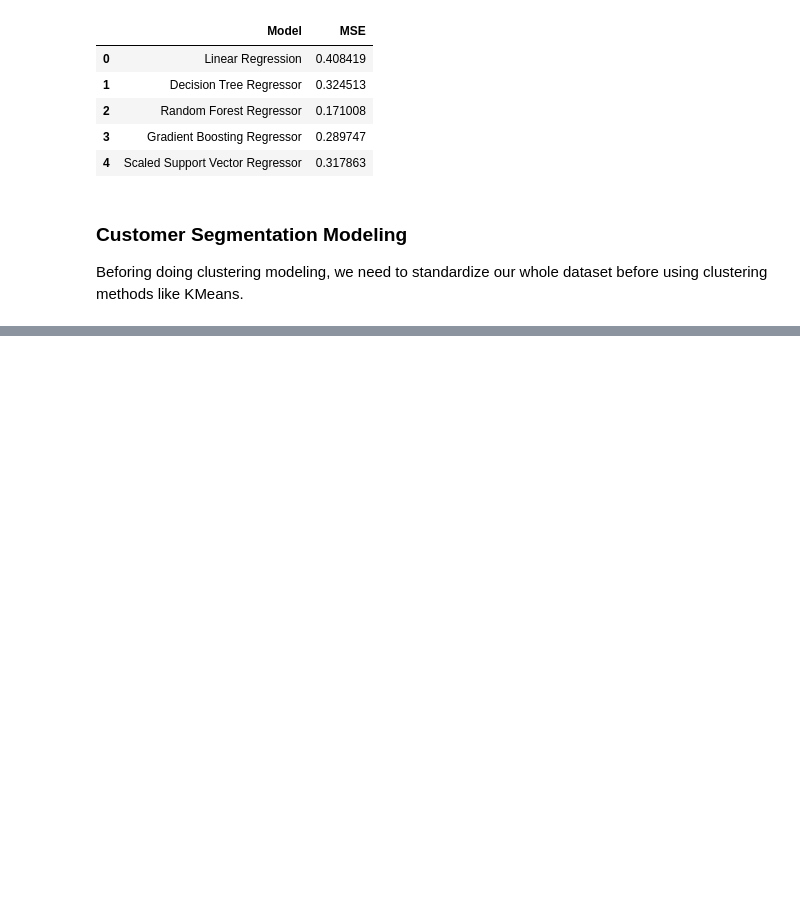
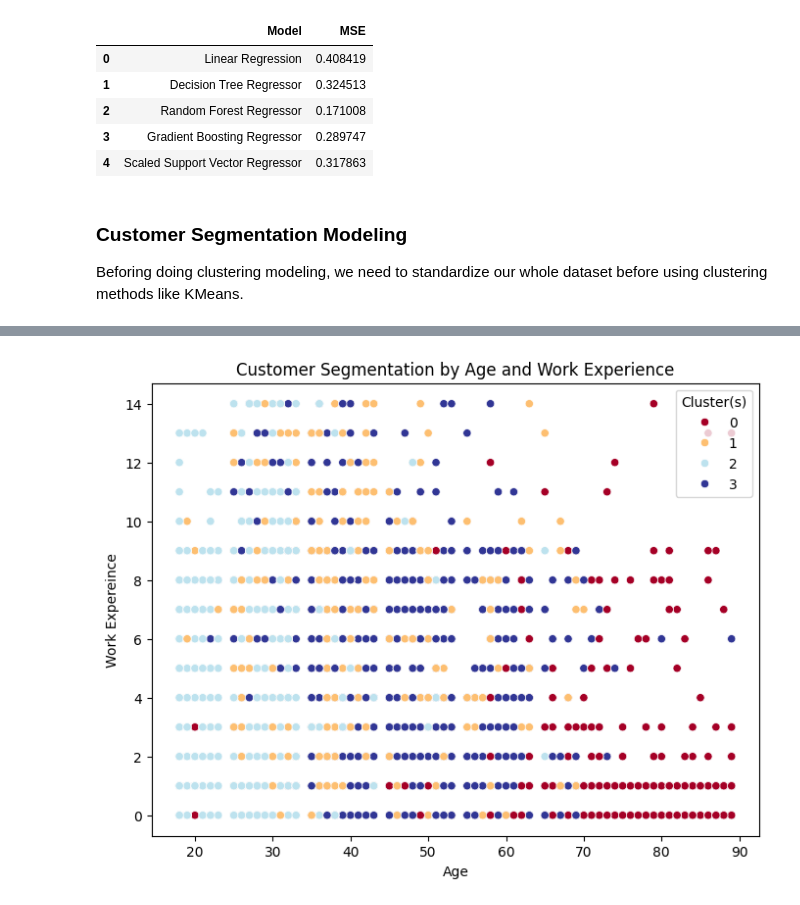
Before and after one commit to Jen-uis/Customer-Segmentation-Analysis, a Jupyter notebook: Project-Code.ipynb, the cells around one changed output, grey strips where cells are left out. Cells and saved outputs as stored; diff of their text form; code cells hidden in the pictures; blank space fills up the shorter version.

```diff
--- a/Project-Code.ipynb
+++ b/Project-Code.ipynb
@@ -529,0 +556,17 @@ Beforing doing clustering modeling, we need to standardize our whole dataset bef
+# %%
+# Apply K-Means with the optimal number of clsuter based on graph above
+kmeans = KMeans(
+    n_clusters = 4,
+    init = 'k-means++',
+    max_iter = 300,
+    n_init = 10,
+    random_state = 208
+)
+clusters = kmeans.fit_predict(scaled_train_data)
+
+# Add labels to the `numerical_train` dataframe
+numerical_train['Cluster'] = clusters
+
+# Analyze the clusters
+cluster_analysis = numerical_train.groupby('Cluster').mean()
+cluster_analysis
@@ -529,0 +580,16 @@ Beforing doing clustering modeling, we need to standardize our whole dataset bef
+# %%
+# Visualization of the clustering above
+plt.figure(figsize = (8, 6))
+sns.scatterplot(
+    x = numerical_train['Age'],
+    y = numerical_train['Work_Experience'],
+    hue = numerical_train['Cluster'],
+    palette = 'RdYlBu'
+)
+plt.title('Customer Segmentation by Age and Work Experience')
+plt.xlabel('Age')
+plt.ylabel('Work Expereince')
+plt.legend(title = 'Cluster(s)')
+plt.show()
+# %% [output]
+[figure, added]
```
Also changed, not shown: parts of 3 cells of this notebook.
